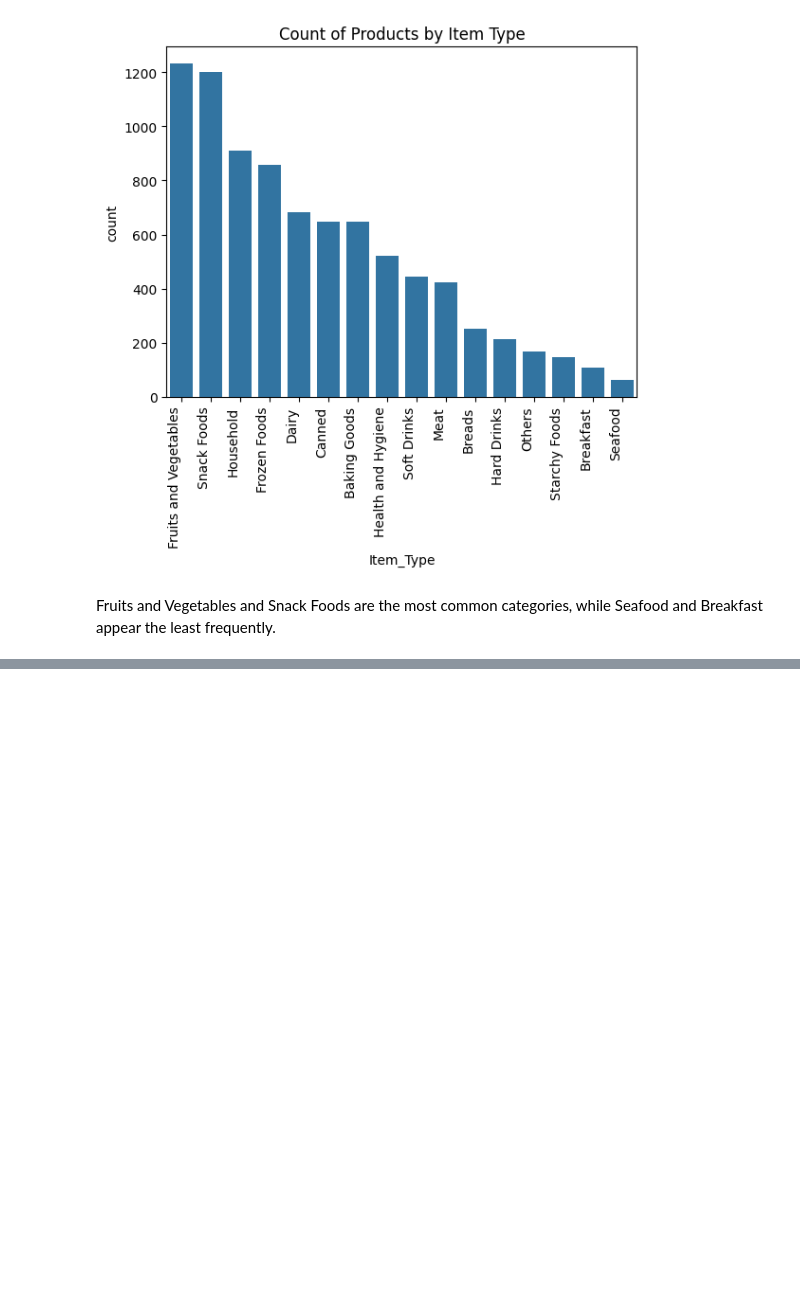
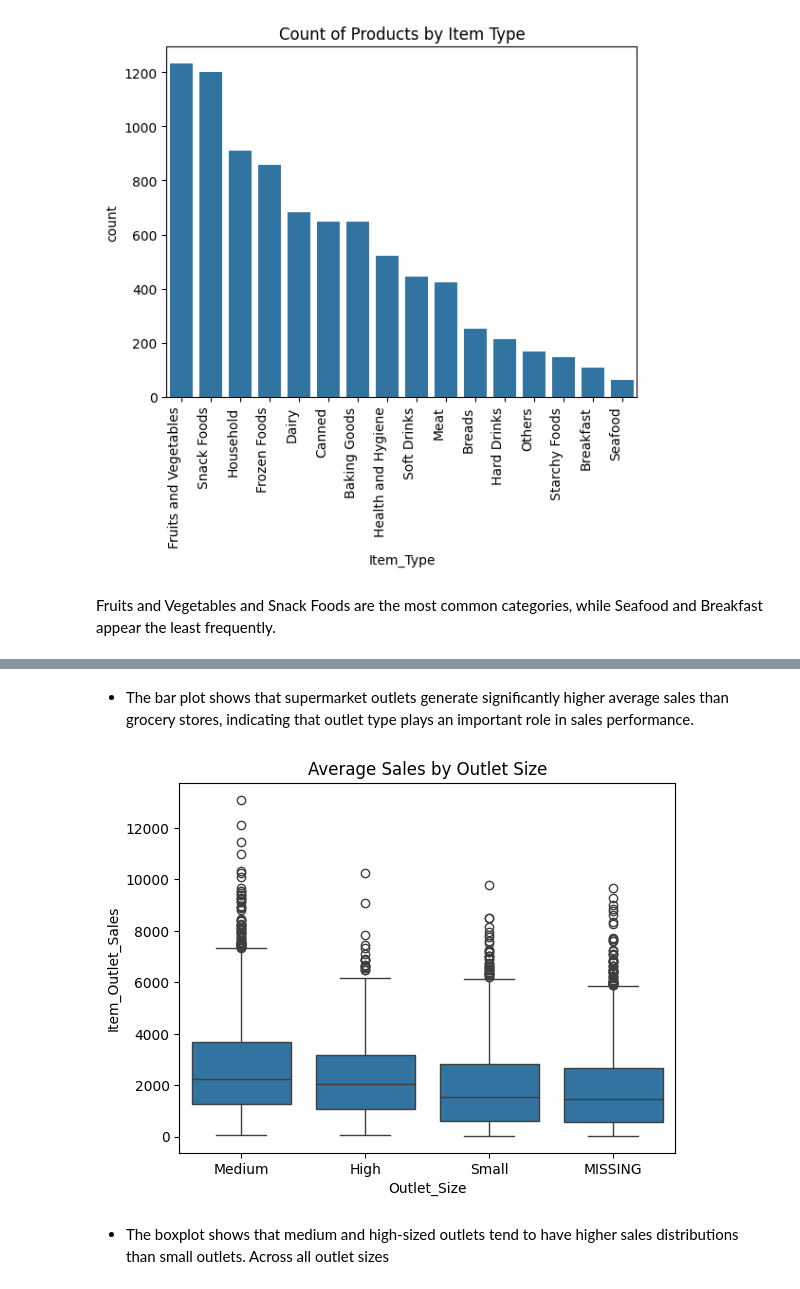
Before and after one commit to eddieZayed/Prediction-of-Product-Sales, a Jupyter notebook: Prediction_of_Product_Sales.ipynb, the cells around one changed output, grey strips where cells are left out. Cells and saved outputs as stored; diff of their text form; code cells hidden in the pictures; blank space fills up the shorter version.

```diff
--- a/Prediction_of_Product_Sales.ipynb
+++ b/Prediction_of_Product_Sales.ipynb
@@ -235,0 +258,9 @@ Fruits and Vegetables and Snack Foods are the most common categories, while Seaf
+# %% [markdown]
+- The bar plot shows that supermarket outlets generate significantly higher average sales than grocery stores, indicating that outlet type plays an important role in sales performance.
+# %%
+ax = sns.boxplot( data=df ,  x = 'Outlet_Size', y='Item_Outlet_Sales', order=df.groupby('Outlet_Size')['Item_Outlet_Sales'].mean().sort_values(ascending=False).index)
+ax.set_title('Average Sales by Outlet Size');
+# %% [output]
+[figure, added]
+# %% [markdown]
+- The boxplot shows that medium and high-sized outlets tend to have higher sales distributions than small outlets. Across all outlet sizes
```
Also changed, not shown: parts of 7 cells of this notebook.
